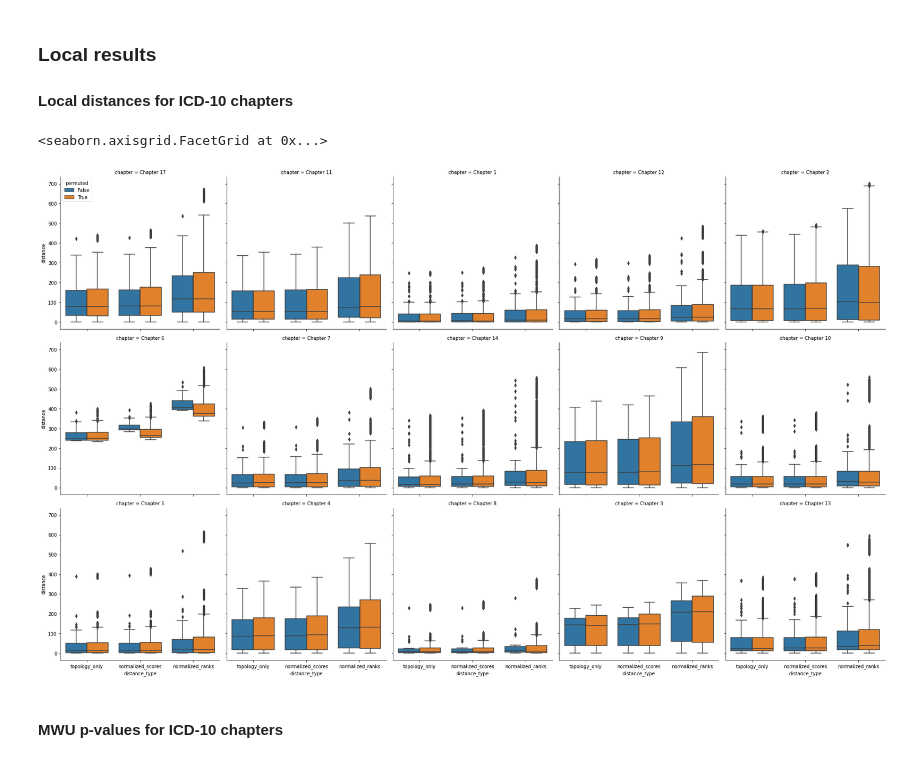
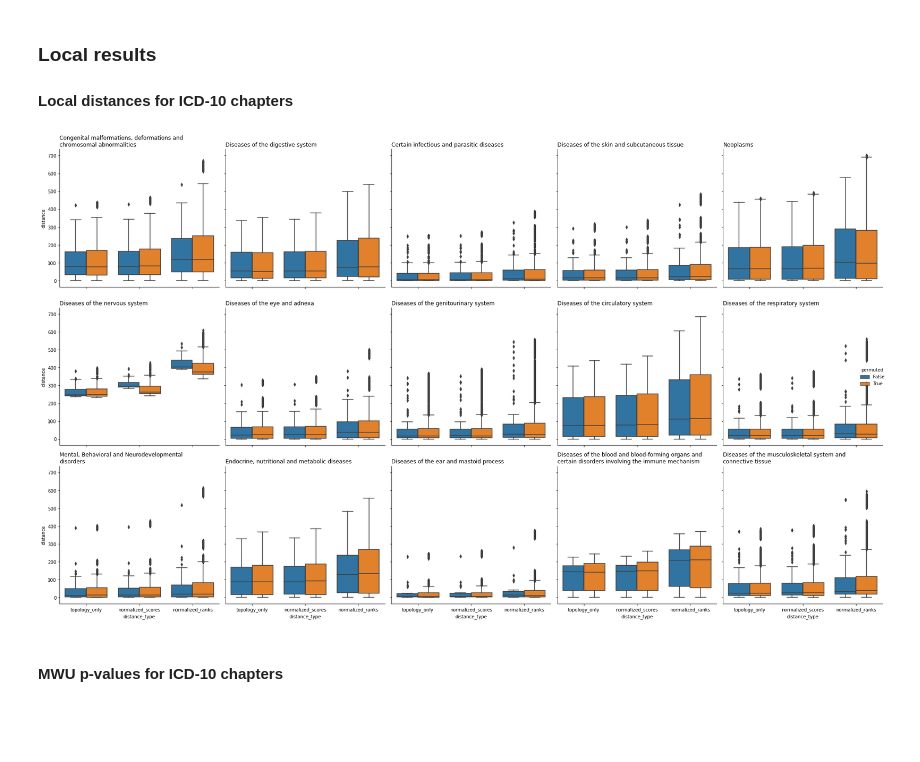
Before and after one commit to repotrial/graphsimqt, a Jupyter notebook: playground.ipynb, the cells around one changed output. Cells and saved outputs as stored; diff of their text form; code cells hidden in the pictures; blank space fills up the shorter version.

```diff
--- a/playground.ipynb
+++ b/playground.ipynb
@@ -7,3 +12,30 @@ import itertools as itt
+# %%
+def adjust_titles(fig):
+    with open('data/icd10_chapter_to_description.json') as fp:
+        chapter_to_description = json.load(fp)
+    for axis in fig.axes.flatten():
+        chapter = axis.get_title().split(' = ')[1]
+        axis.set_title('')
+        if chapter == 'Global':
+            title = chapter
+        else:
+            title = chapter_to_description[chapter]
+        if len(title) > 50:
+            words = title.split(' ')
+            title=''
+            length_line = 0
+            for word in words:
+                if title == '':
+                    title = word
+                    length_line = len(word)
+                elif length_line + len(word) + 1 <= 50:
+                    title = f'{title} {word}'
+                    length_line += 1 + len(word)
+                else:
+                    title = f"{title}\n{word}"
+                    length_line = len(word)
+        axis.set_title(title, loc='left')
+    fig.fig.tight_layout()
 # %% [markdown]
 ## Methods
 
@@ -84,10 +175,10 @@ empirical_p_values[empirical_p_values['comparison'] == 'global']
 #### Local distances for ICD-10 chapters
 # %%
 local = results[results['chapter'] != 'Global']
-sns.catplot(data=local, x='distance_type', y='distance', col='chapter', hue='permuted', col_wrap=5, kind='box')
+fig = sns.catplot(data=local, x='distance_type', y='distance', col='chapter', hue='permuted', col_wrap=5, kind='box')
+adjust_titles(fig)
 # %% [output]
-<seaborn.axisgrid.FacetGrid at 0x...>
-[figure, old version]
+[figure, new version]
 # %% [markdown]
 #### MWU p-values for ICD-10 chapters
 # %%
```
Also changed, not shown: parts of 26 cells of this notebook, 14 other files.
